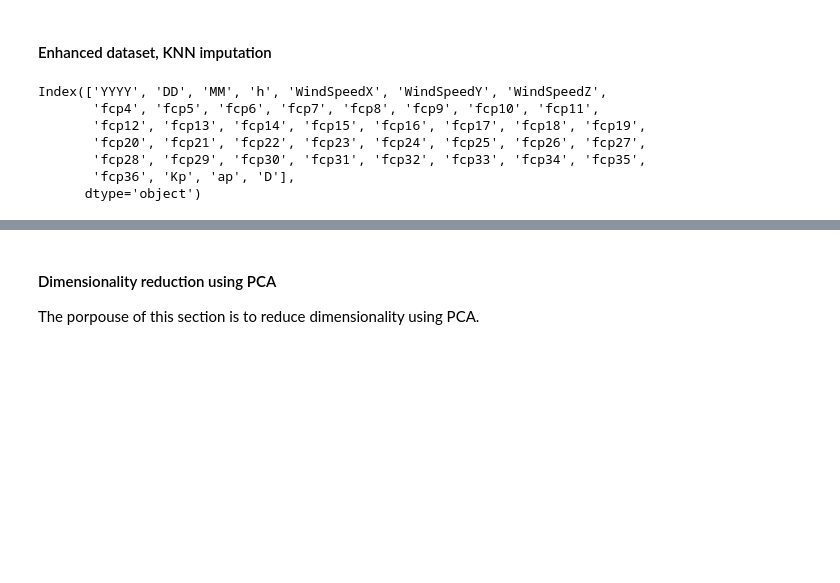
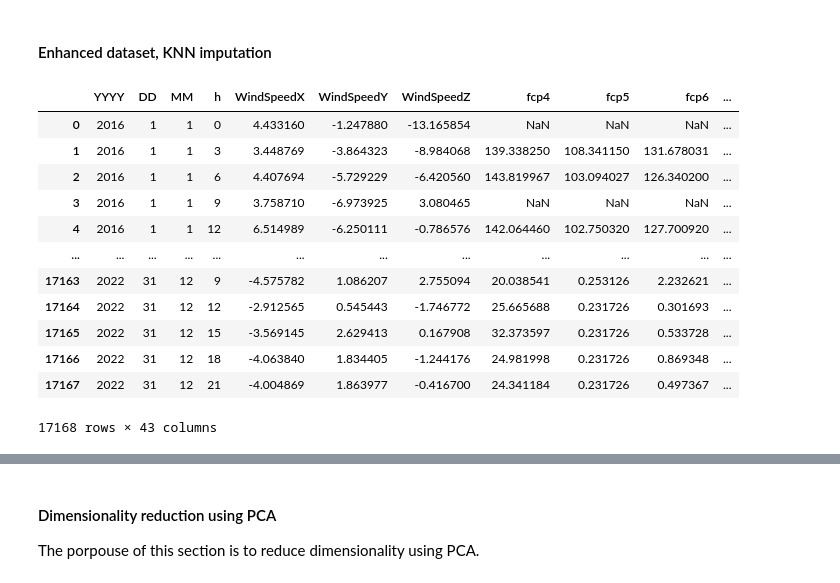
Before and after one commit to ivan-serrano-hernandez/NASA-Space-Apps, a Jupyter notebook: dataset-cleaning.ipynb, the cells around one changed output, grey strips where cells are left out. Cells and saved outputs as stored; diff of their text form; code cells hidden in the pictures; blank space fills up the shorter version.

```diff
--- a/dataset-cleaning.ipynb
+++ b/dataset-cleaning.ipynb
@@ -201,19 +201,19 @@ plotNulls(merged_df)
 # %% [markdown]
 #### Enhanced dataset, KNN imputation
 # %%
-#enhanced_df.drop(columns="date", axis=1,inplace=True)      # dropping datetime type
-columnNames = merged_df.columns
-print(columnNames)
-
-imputer = KNNImputer(n_neighbors=2, weights='uniform', metric='nan_euclidean')
-postImputation = imputer.fit_transform(merged_df)
-enhanced_df = pd.DataFrame(postImputation, columns = columnNames)
-plotNulls(enhanced_df)
+filtered_df = merged_df.drop(columns="date", axis=1)      # dropping datetime type
+filtered_df
 # %% [output]
+|  | YYYY | DD | MM | h | WindSpeedX | WindSpeedY | WindSpeedZ | fcp4 | fcp5 | fcp6 | ... |
+| 0 | 2016 | 1 | 1 | 0 | 4.433160 | -1.247880 | -13.165854 | NaN | NaN | NaN | ... |
+| 1 | 2016 | 1 | 1 | 3 | 3.448769 | -3.864323 | -8.984068 | 139.338250 | 108.341150 | 131.678031 | ... |
+| 2 | 2016 | 1 | 1 | 6 | 4.407694 | -5.729229 | -6.420560 | 143.819967 | 103.094027 | 126.340200 | ... |
+| 3 | 2016 | 1 | 1 | 9 | 3.758710 | -6.973925 | 3.080465 | NaN | NaN | NaN | ... |
+| 4 | 2016 | 1 | 1 | 12 | 6.514989 | -6.250111 | -0.786576 | 142.064460 | 102.750320 | 127.700920 | ... |
+| ... | ... | ... | ... | ... | ... | ... | ... | ... | ... | ... | ... |
+| 17163 | 2022 | 31 | 12 | 9 | -4.575782 | 1.086207 | 2.755094 | 20.038541 | 0.253126 | 2.232621 | ... |
+| 17164 | 2022 | 31 | 12 | 12 | -2.912565 | 0.545443 | -1.746772 | 25.665688 | 0.231726 | 0.301693 | ... |
+| 17165 | 2022 | 31 | 12 | 15 | -3.569145 | 2.629413 | 0.167908 | 32.373597 | 0.231726 | 0.533728 | ... |
+| 17166 | 2022 | 31 | 12 | 18 | -4.063840 | 1.834405 | -1.244176 | 24.981998 | 0.231726 | 0.869348 | ... |
+| 17167 | 2022 | 31 | 12 | 21 | -4.004869 | 1.863977 | -0.416700 | 24.341184 | 0.231726 | 0.497367 | ... |
-Index(['YYYY', 'DD', 'MM', 'h', 'WindSpeedX', 'WindSpeedY', 'WindSpeedZ',
-       'fcp4', 'fcp5', 'fcp6', 'fcp7', 'fcp8', 'fcp9', 'fcp10', 'fcp11',
-       'fcp12', 'fcp13', 'fcp14', 'fcp15', 'fcp16', 'fcp17', 'fcp18', 'fcp19',
-       'fcp20', 'fcp21', 'fcp22', 'fcp23', 'fcp24', 'fcp25', 'fcp26', 'fcp27',
-       'fcp28', 'fcp29', 'fcp30', 'fcp31', 'fcp32', 'fcp33', 'fcp34', 'fcp35',
-       'fcp36', 'Kp', 'ap', 'D'],
-      dtype='object')
+17168 rows × 43 columns
```
Also changed, not shown: parts of 10 cells of this notebook.
